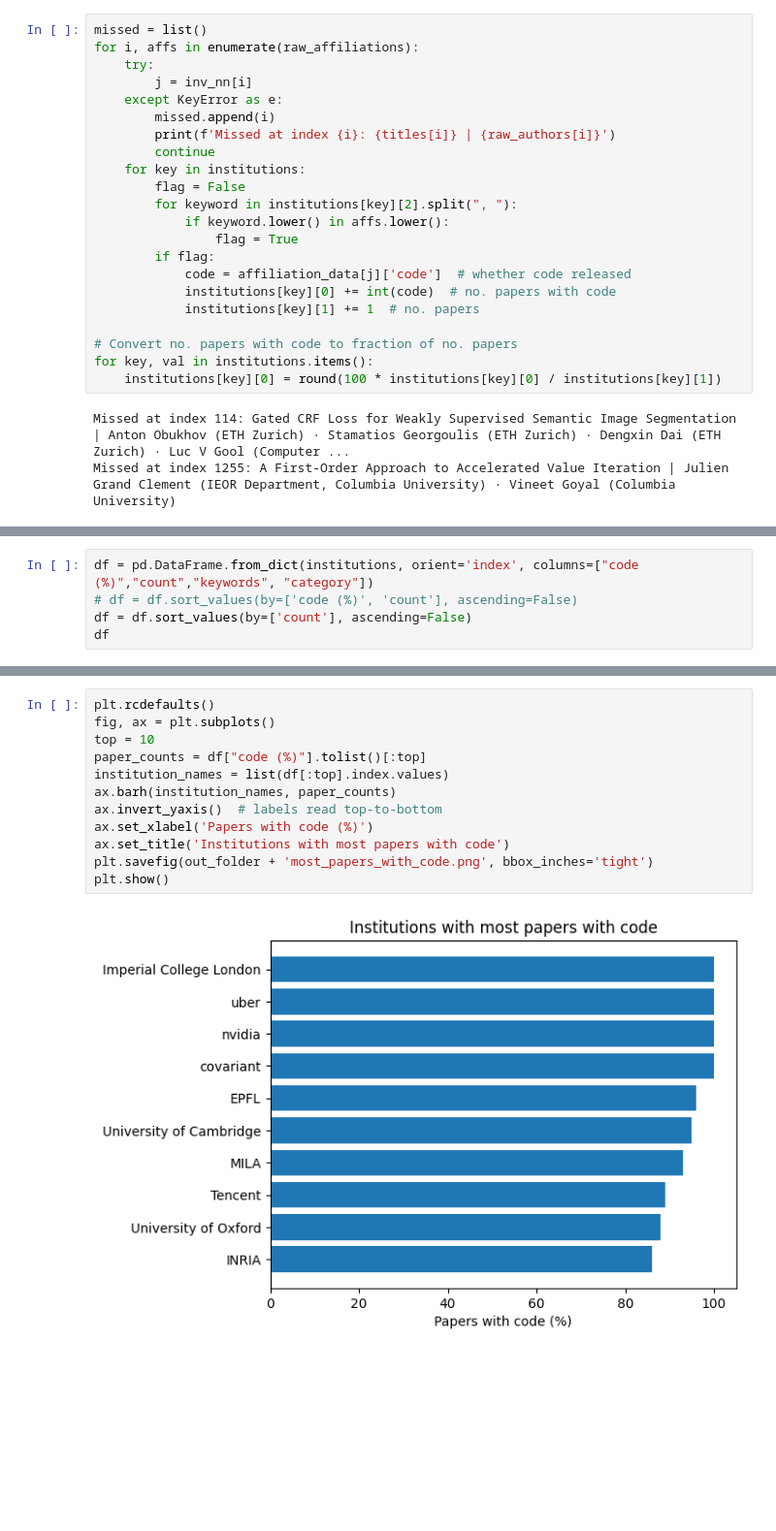
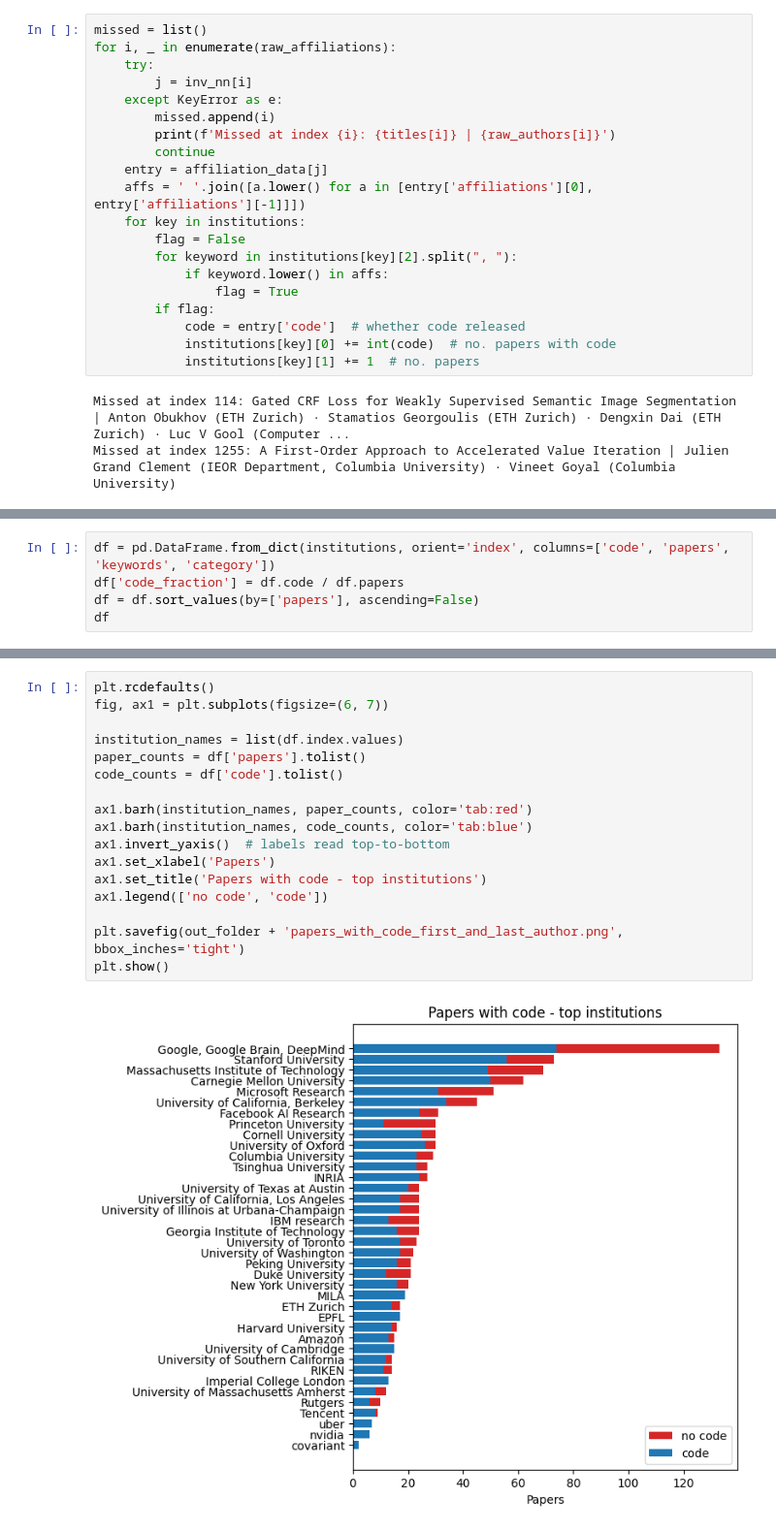
Before and after one commit to bencottier/ai-conference-analysis, a Jupyter notebook: affiliations_direct.ipynb, the cells around one changed output, grey strips where cells are left out. Shown: that part at 97% size. Cells and saved outputs as stored; diff of their text form; blank space fills up the shorter version.

Commit message:
Update results for direct affiliations
New plot, and affiliations taken from first and last author

```diff
--- a/affiliations_direct.ipynb
+++ b/affiliations_direct.ipynb
@@ -248,26 +248,24 @@ institutions = {
 }
 # %%
 missed = list()
-for i, affs in enumerate(raw_affiliations):
+for i, _ in enumerate(raw_affiliations):
     try:
         j = inv_nn[i]
     except KeyError as e:
         missed.append(i)
         print(f'Missed at index {i}: {titles[i]} | {raw_authors[i]}')
         continue
+    entry = affiliation_data[j]
+    affs = ' '.join([a.lower() for a in [entry['affiliations'][0], entry['affiliations'][-1]]])
     for key in institutions:
         flag = False
         for keyword in institutions[key][2].split(", "):
-            if keyword.lower() in affs.lower():
+            if keyword.lower() in affs:
                 flag = True
         if flag:
-            code = affiliation_data[j]['code']  # whether code released
+            code = entry['code']  # whether code released
             institutions[key][0] += int(code)  # no. papers with code
             institutions[key][1] += 1  # no. papers
-
-# Convert no. papers with code to fraction of no. papers
-for key, val in institutions.items():
-    institutions[key][0] = round(100 * institutions[key][0] / institutions[key][1])
 # %% [output]
 Missed at index 114: Gated CRF Loss for Weakly Supervised Semantic Image Segmentation | Anton Obukhov (ETH Zurich) · Stamatios Georgoulis (ETH Zurich) · Dengxin Dai (ETH Zurich) · Luc V Gool (Computer ...
 Missed at index 1255: A First-Order Approach to Accelerated Value Iteration | Julien Grand Clement (IEOR Department, Columbia University) · Vineet Goyal (Columbia University)
@@ -330,6 +292,6 @@ institutions
 # %%
-df = pd.DataFrame.from_dict(institutions, orient='index', columns=["code (%)","count","keywords", "category"])
-# df = df.sort_values(by=['code (%)', 'count'], ascending=False)
-df = df.sort_values(by=['count'], ascending=False)
+df = pd.DataFrame.from_dict(institutions, orient='index', columns=['code', 'papers', 'keywords', 'category'])
+df['code_fraction'] = df.code / df.papers
+df = df.sort_values(by=['papers'], ascending=False)
 df
 # %% [output]
@@ -368,14 +338,19 @@ df.to_csv(out_folder + 'code_release_select.csv')
 # %%
 plt.rcdefaults()
-fig, ax = plt.subplots()
-top = 10
-paper_counts = df["code (%)"].tolist()[:top]
-institution_names = list(df[:top].index.values)
-ax.barh(institution_names, paper_counts)
-ax.invert_yaxis()  # labels read top-to-bottom
-ax.set_xlabel('Papers with code (%)')
-ax.set_title('Institutions with most papers with code')
-plt.savefig(out_folder + 'most_papers_with_code.png', bbox_inches='tight')
+fig, ax1 = plt.subplots(figsize=(6, 7))
+
+institution_names = list(df.index.values)
+paper_counts = df['papers'].tolist()
+code_counts = df['code'].tolist()
+
+ax1.barh(institution_names, paper_counts, color='tab:red')
+ax1.barh(institution_names, code_counts, color='tab:blue')
+ax1.invert_yaxis()  # labels read top-to-bottom
+ax1.set_xlabel('Papers')
+ax1.set_title('Papers with code - top institutions')
+ax1.legend(['no code', 'code'])
+
+plt.savefig(out_folder + 'papers_with_code_first_and_last_author.png', bbox_inches='tight')
 plt.show()
 # %% [output]
-[figure, old version]
+[figure, new version]
```
Also changed, not shown: parts of 15 cells of this notebook.
